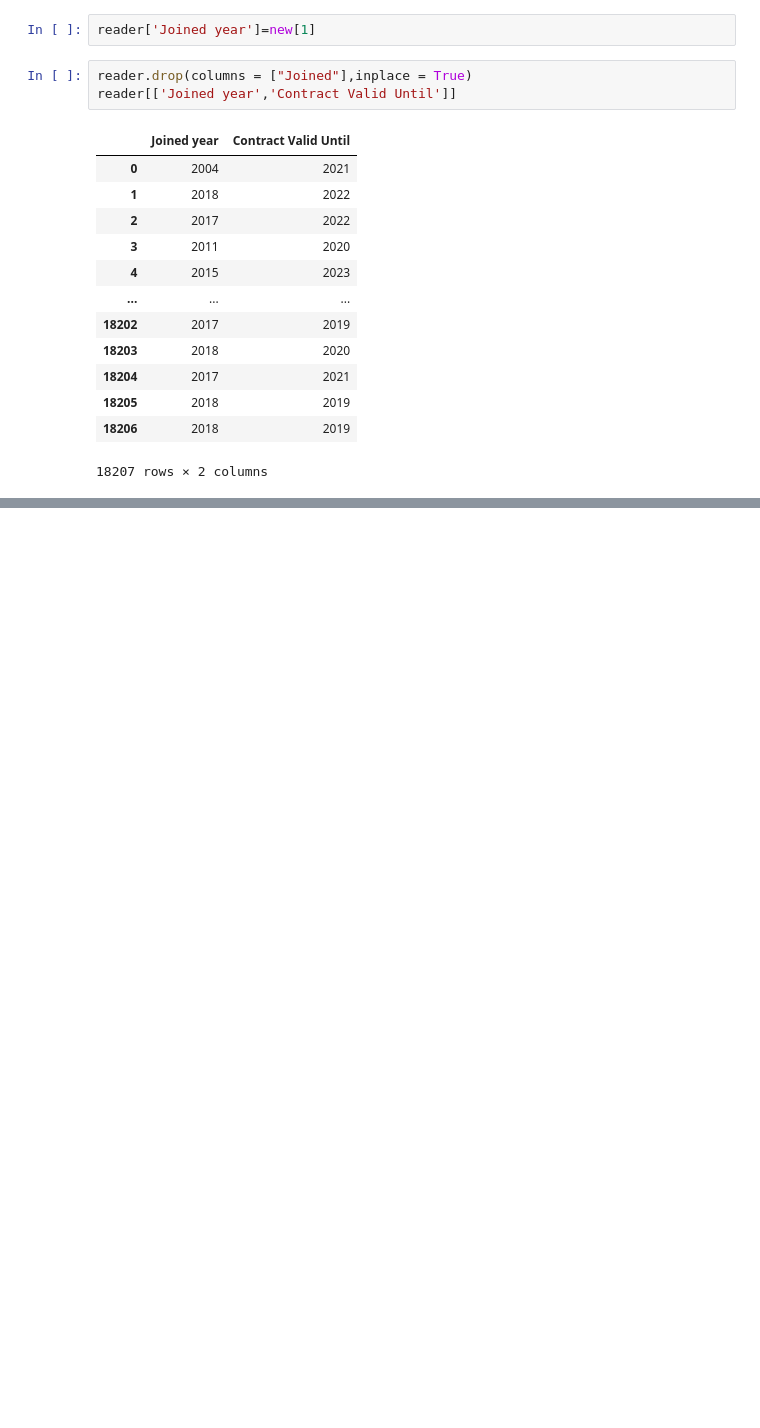
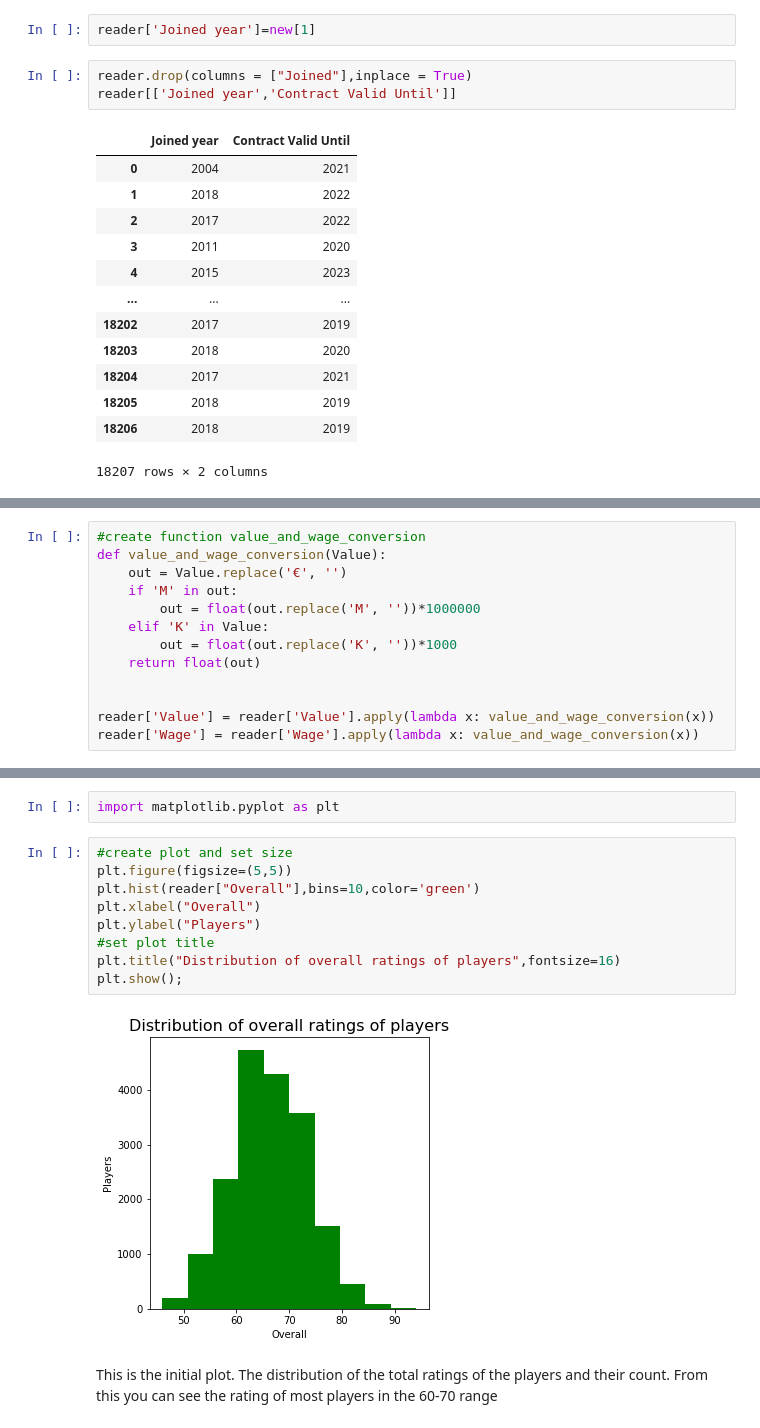
Before and after one commit to Sarvarbek019/FIFA-2019, a Jupyter notebook: FIFA 2019.ipynb, the cells around one changed output, grey strips where cells are left out. Drawn from its saved outputs; the diff is of its cells as text; blank space fills up the shorter version.

```diff
--- a/FIFA 2019.ipynb
+++ b/FIFA 2019.ipynb
@@ -283,0 +330,13 @@ reader[['Joined year','Contract Valid Until']]
+# %%
+#create function value_and_wage_conversion
+def value_and_wage_conversion(Value):
+    out = Value.replace('€', '')
+    if 'M' in out:
+        out = float(out.replace('M', ''))*1000000
+    elif 'K' in Value:
+        out = float(out.replace('K', ''))*1000
+    return float(out)
+
+
+reader['Value'] = reader['Value'].apply(lambda x: value_and_wage_conversion(x))
+reader['Wage'] = reader['Wage'].apply(lambda x: value_and_wage_conversion(x))
@@ -283,0 +367,15 @@ reader[['Joined year','Contract Valid Until']]
+# %%
+import matplotlib.pyplot as plt
+# %%
+#create plot and set size
+plt.figure(figsize=(5,5))
+plt.hist(reader["Overall"],bins=10,color='green')
+plt.xlabel("Overall")
+plt.ylabel("Players")
+#set plot title
+plt.title("Distribution of overall ratings of players",fontsize=16)
+plt.show();
+# %% [output]
+[figure, added]
+# %% [markdown]
+This is the initial plot. The distribution of the total ratings of the players and their count. From this you can see the rating of most players in the 60-70 range
```
Also changed, not shown: parts of 65 cells of this notebook.
